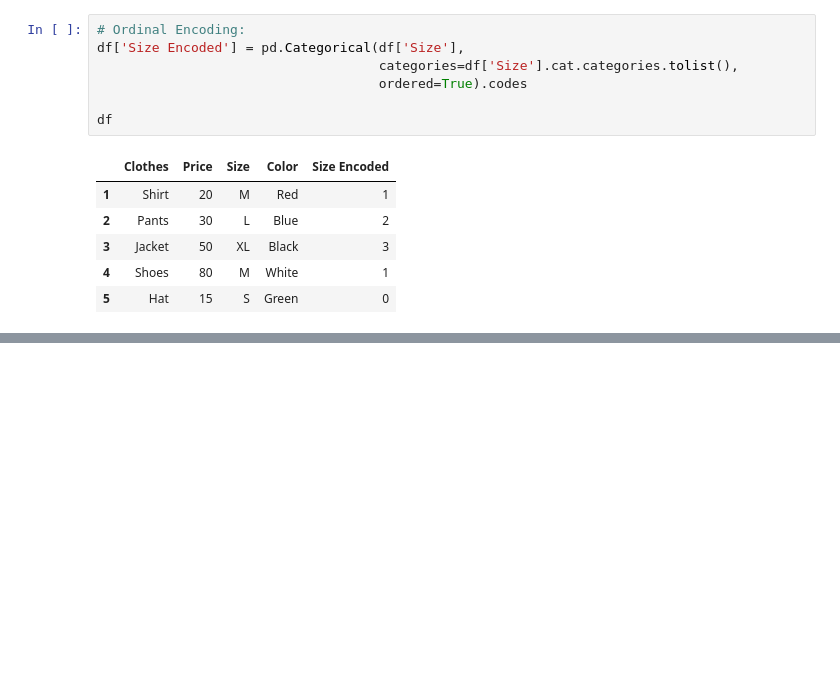
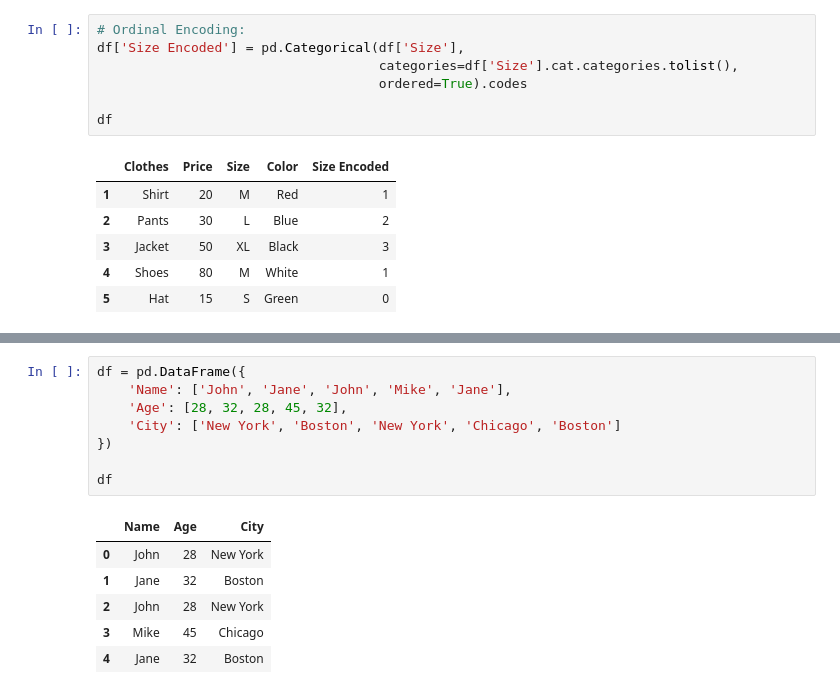
Before and after one commit to mseifoori/Machine-Learning-Exercises, a Jupyter notebook: Data_Processing/Notes/pandas_notes.ipynb, the cells around one changed output, grey strips where cells are left out. Cells and saved outputs as stored; diff of their text form; blank space fills up the shorter version.

Commit message:
Practicing Duplicate Data and Missing Values

```diff
--- a/Data_Processing/Notes/pandas_notes.ipynb
+++ b/Data_Processing/Notes/pandas_notes.ipynb
@@ -634,0 +644,15 @@ df
+# %%
+df = pd.DataFrame({
+    'Name': ['John', 'Jane', 'John', 'Mike', 'Jane'],
+    'Age': [28, 32, 28, 45, 32],
+    'City': ['New York', 'Boston', 'New York', 'Chicago', 'Boston']
+})
+
+df
+# %% [output]
+|  | Name | Age | City |
+| 0 | John | 28 | New York |
+| 1 | Jane | 32 | Boston |
+| 2 | John | 28 | New York |
+| 3 | Mike | 45 | Chicago |
+| 4 | Jane | 32 | Boston |
```
Also changed, not shown: parts of 11 cells of this notebook, 10 other files.
